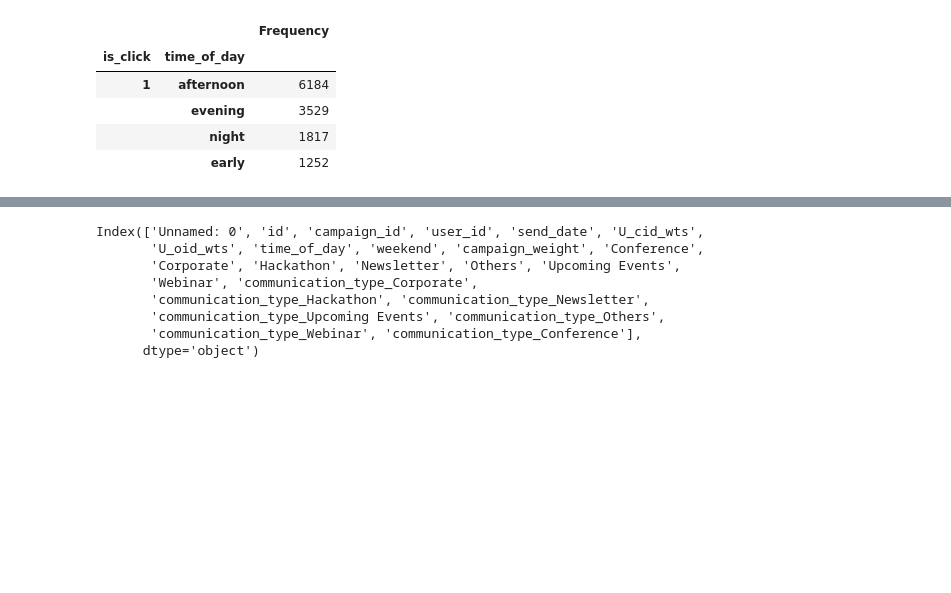
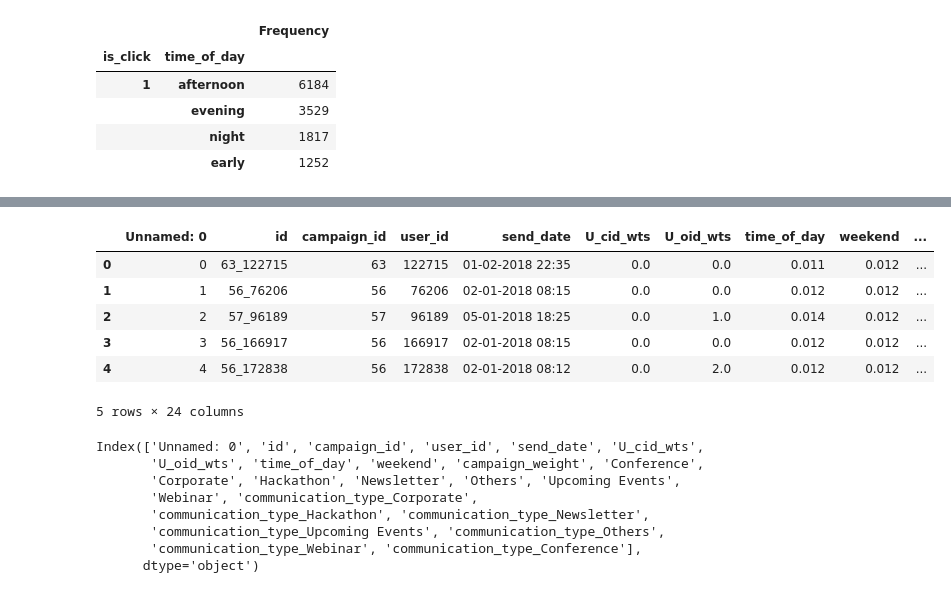
Before and after one commit to BabaCafe/Click-Prediction-AV-Hackathon, a Jupyter notebook: Click.ipynb, the cells around one changed output, grey strips where cells are left out. Saved outputs shown, nothing was run; the diff lists cells and outputs as text; code cells hidden in the pictures; blank space fills up the shorter version.

```diff
--- a/Click.ipynb
+++ b/Click.ipynb
@@ -1132,3 +1142,13 @@ test=pd.read_csv('Test_finaL.csv')
+# %%
+test.head()
+# %% [output]
+|  | Unnamed: 0 | id | campaign_id | user_id | send_date | U_cid_wts | U_oid_wts | time_of_day | weekend | ... |
+| 0 | 0 | 63_122715 | 63 | 122715 | 01-02-2018 22:35 | 0.0 | 0.0 | 0.011 | 0.012 | ... |
+| 1 | 1 | 56_76206 | 56 | 76206 | 02-01-2018 08:15 | 0.0 | 0.0 | 0.012 | 0.012 | ... |
+| 2 | 2 | 57_96189 | 57 | 96189 | 05-01-2018 18:25 | 0.0 | 1.0 | 0.014 | 0.012 | ... |
+| 3 | 3 | 56_166917 | 56 | 166917 | 02-01-2018 08:15 | 0.0 | 0.0 | 0.012 | 0.012 | ... |
+| 4 | 4 | 56_172838 | 56 | 172838 | 02-01-2018 08:12 | 0.0 | 2.0 | 0.012 | 0.012 | ... |
+5 rows × 24 columns
 # %%
 test=pd.read_csv('Test_FinaL_nonan.csv')
 # %%
```
Also changed, not shown: parts of 3 cells of this notebook.
